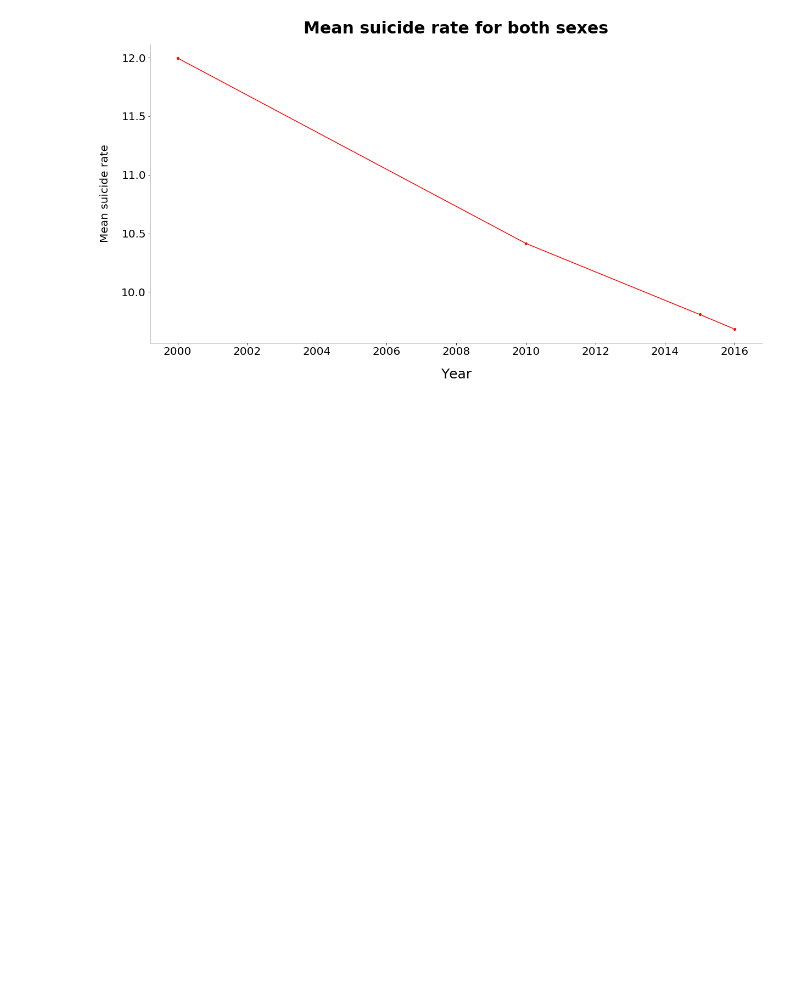
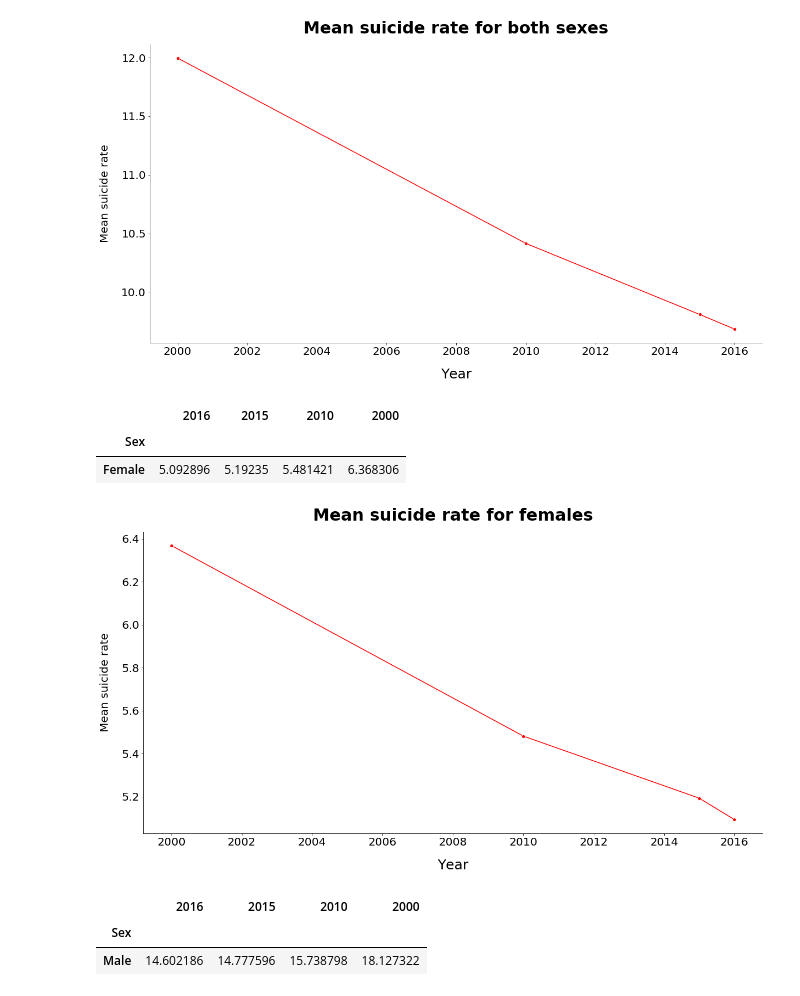
Before and after one commit to NachoMartinezJ/your-own-project, a Jupyter notebook: suicide_analysis.ipynb, the cells around one changed output. Saved outputs shown, nothing was run; the diff lists cells and outputs as text; code cells hidden in the pictures; blank space fills up the shorter version.

Commit message:
Creating aggregate tables for mean male and female suicide rates

```diff
--- a/suicide_analysis.ipynb
+++ b/suicide_analysis.ipynb
@@ -152,3 +152,36 @@ sns.despine()
 plt.show()
 # %% [output]
 [figure]
+# %%
+# Creating aggregate table. Mean suicide rate for females in all countries.
+mean_fem_srate = female.groupby('Sex').mean()
+mean_fem_srate
+# %% [output]
+|  | 2016 | 2015 | 2010 | 2000 |
+| Sex |  |  |  |  |
+| Female | 5.092896 | 5.19235 | 5.481421 | 6.368306 |
+# %%
+# Plotting evolution of mean suicide rate over the years.
+
+# Creating plot.
+plt.subplots(figsize=(20, 10))
+sns.lineplot(female.columns[2:], mean_fem_srate.iloc[0], linestyle='--', marker='o', color='red')
+
+# Altering aesthetic parts of the plot.
+plt.xlabel('Year', fontsize=25, labelpad=20)
+plt.ylabel('Mean suicide rate', fontsize=20, labelpad=20)
+plt.title('Mean suicide rate for females', fontdict={'fontsize': 30, 'fontweight': 600}, pad=20)
+plt.xticks(fontsize=20)
+plt.yticks(fontsize=20)
+sns.despine()
+plt.show()
+# %% [output]
+[figure, added]
+# %%
+# Creating aggregate table. Mean suicide rate for females in all countries.
+mean_male_srate = male.groupby('Sex').mean()
+mean_male_srate
+# %% [output]
+|  | 2016 | 2015 | 2010 | 2000 |
+| Sex |  |  |  |  |
+| Male | 14.602186 | 14.777596 | 15.738798 | 18.127322 |
```
Also changed, not shown: parts of 1 cell of this notebook.
